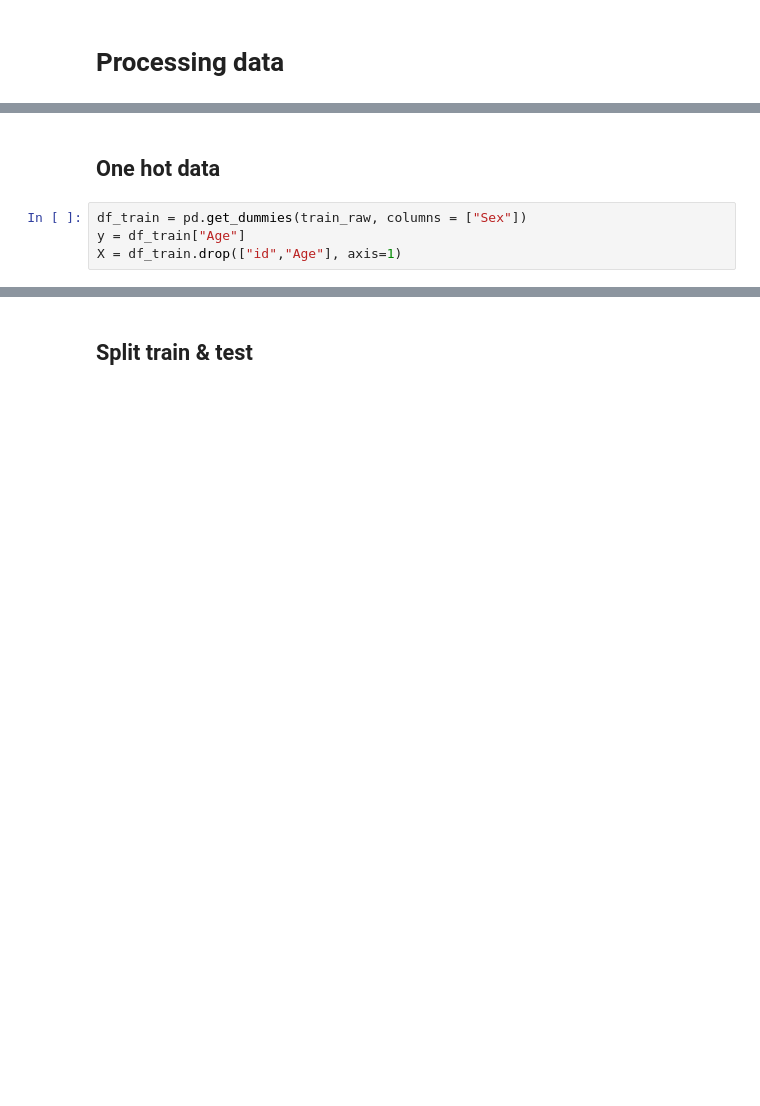
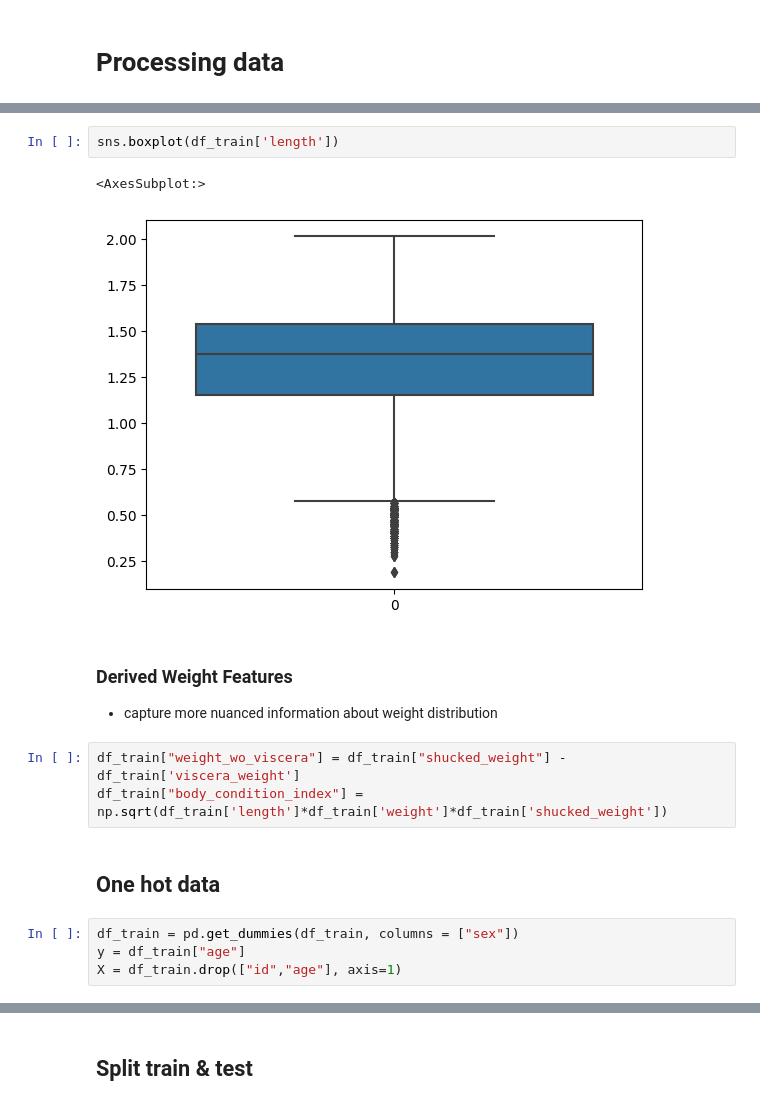
Before and after one commit to 2ThuyThuy/kaggle_reseach, a Jupyter notebook: regression_crab_age/create pipeline processing model.ipynb, the cells around one changed output, grey strips where cells are left out. Drawn from its saved outputs; the diff is of its cells as text; blank space fills up the shorter version.

```diff
--- a/regression_crab_age/create pipeline processing model.ipynb
+++ b/regression_crab_age/create pipeline processing model.ipynb
@@ -17,6 +106,17 @@ test_raw = pd.read_csv("test.csv")
+# %%
+sns.boxplot(df_train['length'])
+# %% [output]
+<AxesSubplot:>
+[figure, added]
+# %% [markdown]
+### Derived Weight Features
+- capture more nuanced information about weight distribution
+# %%
+df_train["weight_wo_viscera"] = df_train["shucked_weight"] - df_train['viscera_weight']
+df_train["body_condition_index"] = np.sqrt(df_train['length']*df_train['weight']*df_train['shucked_weight'])
 # %% [markdown]
 ## One hot data
 # %%
-df_train = pd.get_dummies(train_raw, columns = ["Sex"])
-y = df_train["Age"]
-X = df_train.drop(["id","Age"], axis=1)
+df_train = pd.get_dummies(df_train, columns = ["sex"])
+y = df_train["age"]
+X = df_train.drop(["id","age"], axis=1)
```
Also changed, not shown: parts of 52 cells of this notebook, 3 other files.
